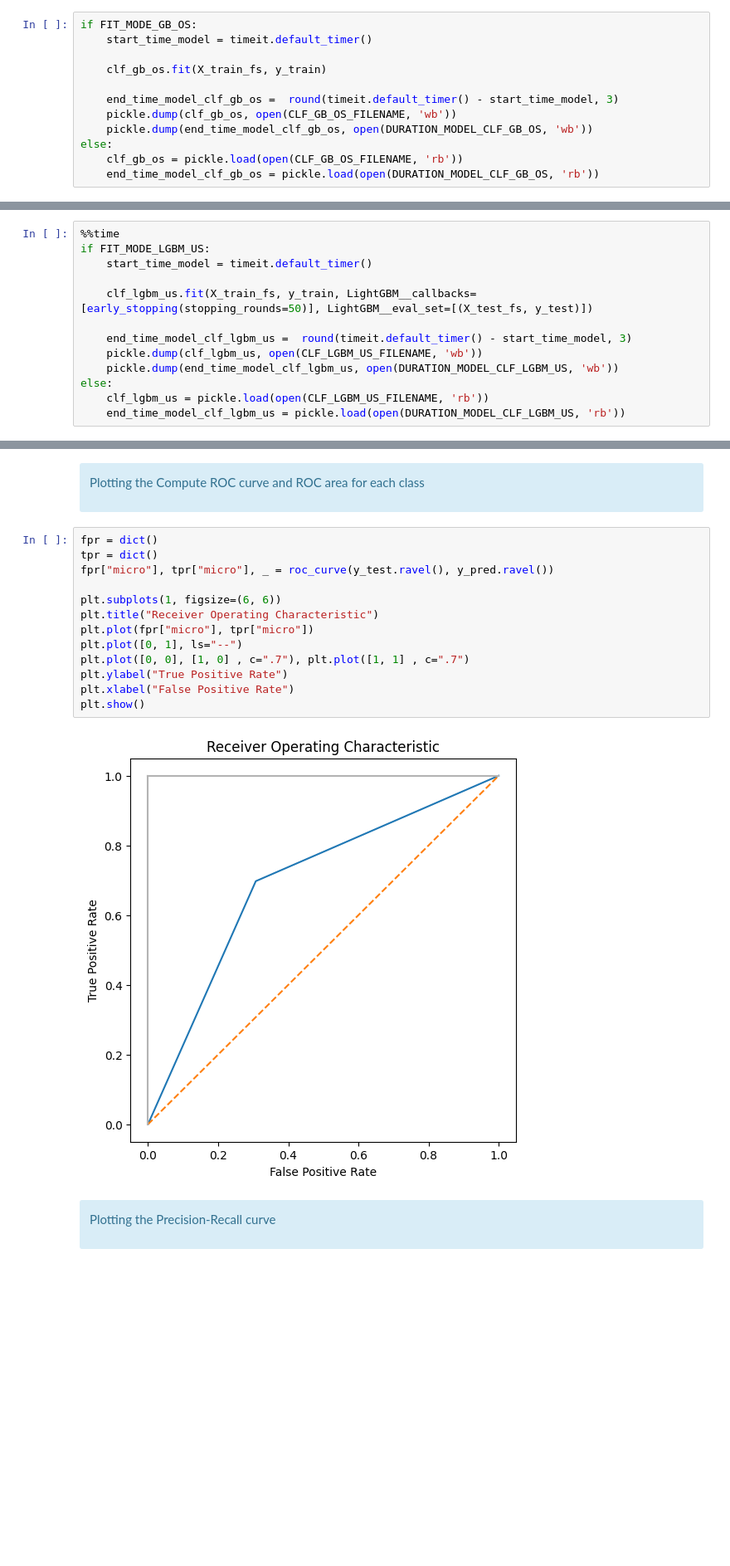
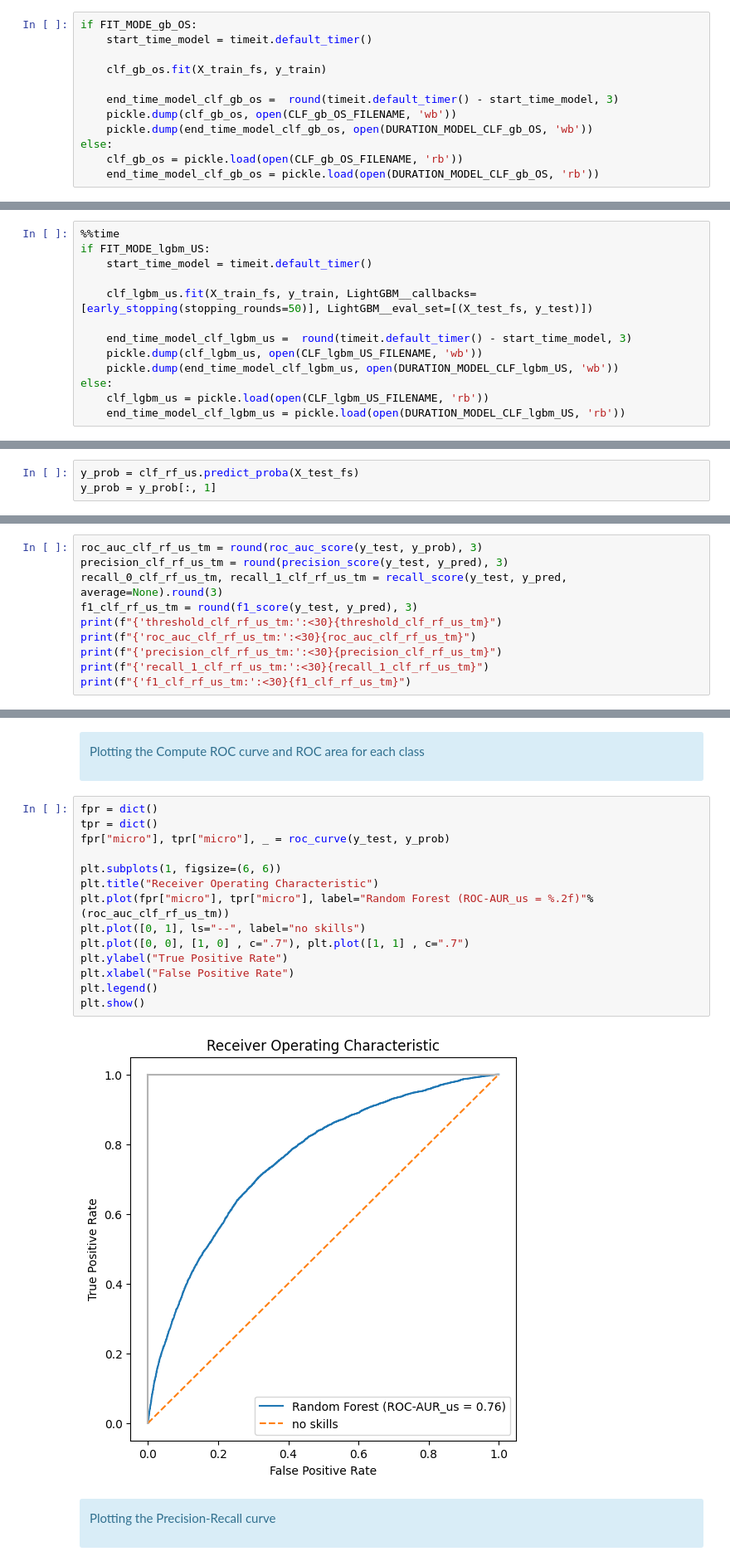
Before and after one commit to bptiss/OCR---P7, a Jupyter notebook: P7_modeling_V1.ipynb, the cells around one changed output, grey strips where cells are left out. Shown at 83% size. Cells and saved outputs as stored; diff of their text form; blank space fills up the shorter version.

```diff
--- a/P7_modeling_V1.ipynb
+++ b/P7_modeling_V1.ipynb
@@ -1448,17 +1457,17 @@ clf_gb_os = imbpipeline(steps = [["Smote", smote],
     <p>Executing the model after making the OverSampling</p>
 </div>
 # %%
-if FIT_MODE_GB_OS:
+if FIT_MODE_gb_OS:
     start_time_model = timeit.default_timer()
 
     clf_gb_os.fit(X_train_fs, y_train)
 
     end_time_model_clf_gb_os =  round(timeit.default_timer() - start_time_model, 3)
-    pickle.dump(clf_gb_os, open(CLF_GB_OS_FILENAME, 'wb'))
-    pickle.dump(end_time_model_clf_gb_os, open(DURATION_MODEL_CLF_GB_OS, 'wb'))
+    pickle.dump(clf_gb_os, open(CLF_gb_OS_FILENAME, 'wb'))
+    pickle.dump(end_time_model_clf_gb_os, open(DURATION_MODEL_CLF_gb_OS, 'wb'))
 else:
-    clf_gb_os = pickle.load(open(CLF_GB_OS_FILENAME, 'rb'))
-    end_time_model_clf_gb_os = pickle.load(open(DURATION_MODEL_CLF_GB_OS, 'rb'))
+    clf_gb_os = pickle.load(open(CLF_gb_OS_FILENAME, 'rb'))
+    end_time_model_clf_gb_os = pickle.load(open(DURATION_MODEL_CLF_gb_OS, 'rb'))
 # %% [markdown]
 <div class="alert alert-block alert-info">
     <p>Making the predictions</p>
@@ -1714,15 +1727,15 @@ clf_lgbm_us = imbpipeline(steps = [["UnderSample", undersample],
 </div>
 # %%
 %%time
-if FIT_MODE_LGBM_US:
+if FIT_MODE_lgbm_US:
     start_time_model = timeit.default_timer()
 
     clf_lgbm_us.fit(X_train_fs, y_train, LightGBM__callbacks=[early_stopping(stopping_rounds=50)], LightGBM__eval_set=[(X_test_fs, y_test)])
 
     end_time_model_clf_lgbm_us =  round(timeit.default_timer() - start_time_model, 3)
-    pickle.dump(clf_lgbm_us, open(CLF_LGBM_US_FILENAME, 'wb'))
-    pickle.dump(end_time_model_clf_lgbm_us, open(DURATION_MODEL_CLF_LGBM_US, 'wb'))
+    pickle.dump(clf_lgbm_us, open(CLF_lgbm_US_FILENAME, 'wb'))
+    pickle.dump(end_time_model_clf_lgbm_us, open(DURATION_MODEL_CLF_lgbm_US, 'wb'))
 else:
-    clf_lgbm_us = pickle.load(open(CLF_LGBM_US_FILENAME, 'rb'))
-    end_time_model_clf_lgbm_us = pickle.load(open(DURATION_MODEL_CLF_LGBM_US, 'rb'))
+    clf_lgbm_us = pickle.load(open(CLF_lgbm_US_FILENAME, 'rb'))
+    end_time_model_clf_lgbm_us = pickle.load(open(DURATION_MODEL_CLF_lgbm_US, 'rb'))
 # %% [output]
@@ -1999,0 +2321,3 @@ precision_clf_rf_tm = round(precision_score(y_test, y_pred), 3)
+# %%
+y_prob = clf_rf_us.predict_proba(X_test_fs)
+y_prob = y_prob[:, 1]
@@ -1999,0 +2336,10 @@ precision_clf_rf_tm = round(precision_score(y_test, y_pred), 3)
+# %%
+roc_auc_clf_rf_us_tm = round(roc_auc_score(y_test, y_prob), 3)
+precision_clf_rf_us_tm = round(precision_score(y_test, y_pred), 3)
+recall_0_clf_rf_us_tm, recall_1_clf_rf_us_tm = recall_score(y_test, y_pred, average=None).round(3)
+f1_clf_rf_us_tm = round(f1_score(y_test, y_pred), 3)
+print(f"{'threshold_clf_rf_us_tm:':<30}{threshold_clf_rf_us_tm}")
+print(f"{'roc_auc_clf_rf_us_tm:':<30}{roc_auc_clf_rf_us_tm}")
+print(f"{'precision_clf_rf_us_tm:':<30}{precision_clf_rf_us_tm}")
+print(f"{'recall_1_clf_rf_us_tm:':<30}{recall_1_clf_rf_us_tm}")
+print(f"{'f1_clf_rf_us_tm:':<30}{f1_clf_rf_us_tm}")
@@ -2013,18 +2365,19 @@ _ = display.ax_.set_title("Confusion matrix")
 # %%
 fpr = dict()
 tpr = dict()
-fpr["micro"], tpr["micro"], _ = roc_curve(y_test.ravel(), y_pred.ravel())
+fpr["micro"], tpr["micro"], _ = roc_curve(y_test, y_prob)
 
 plt.subplots(1, figsize=(6, 6))
 plt.title("Receiver Operating Characteristic")
-plt.plot(fpr["micro"], tpr["micro"])
-plt.plot([0, 1], ls="--")
+plt.plot(fpr["micro"], tpr["micro"], label="Random Forest (ROC-AUR_us = %.2f)"% (roc_auc_clf_rf_us_tm))
+plt.plot([0, 1], ls="--", label="no skills")
 plt.plot([0, 0], [1, 0] , c=".7"), plt.plot([1, 1] , c=".7")
 plt.ylabel("True Positive Rate")
 plt.xlabel("False Positive Rate")
+plt.legend()
 plt.show()
 # %% [output]
-[figure, old version]
+[figure, new version]
 # %% [markdown]
 <div class="alert alert-block alert-info">
     <p>Plotting the Precision-Recall curve</p>
```
Also changed, not shown: parts of 282 cells of this notebook.
